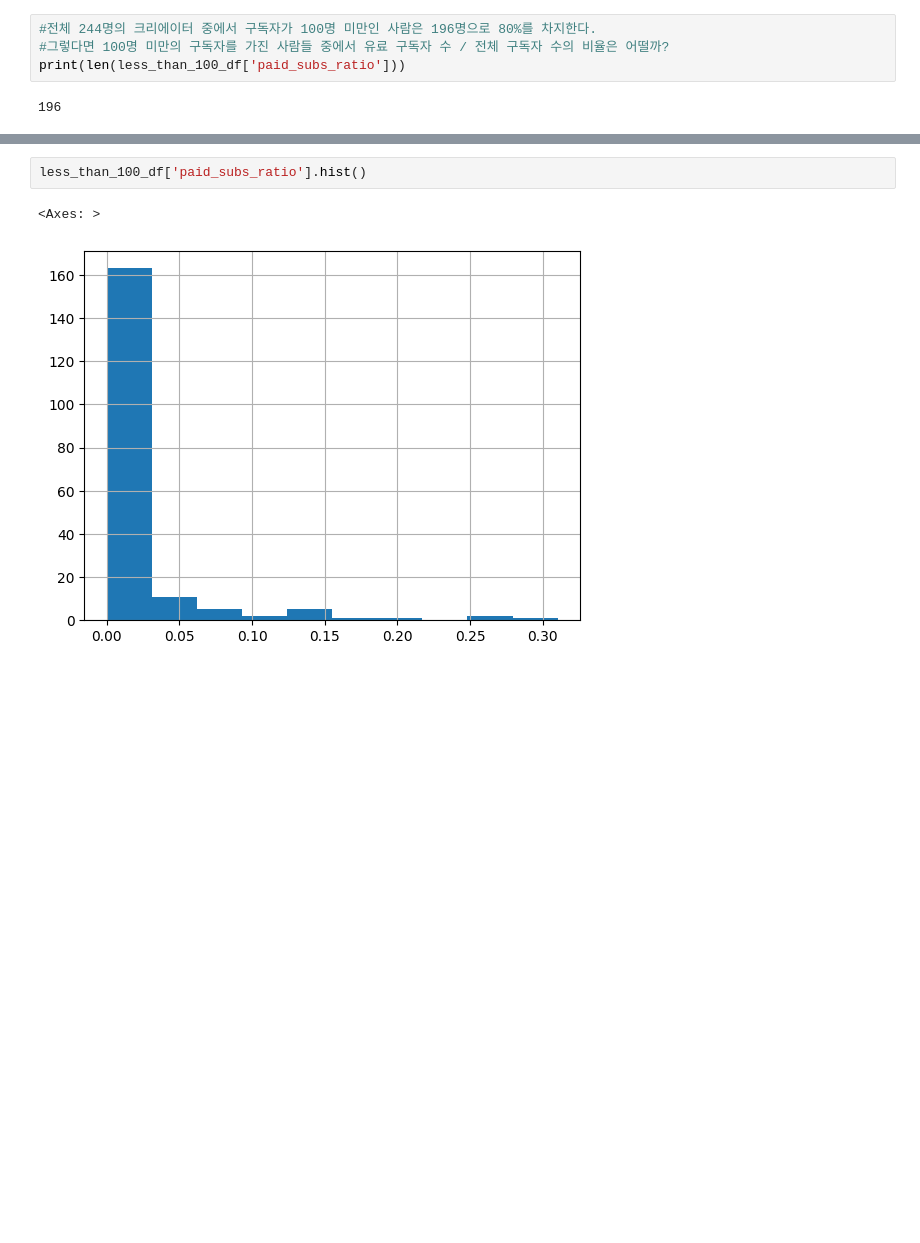
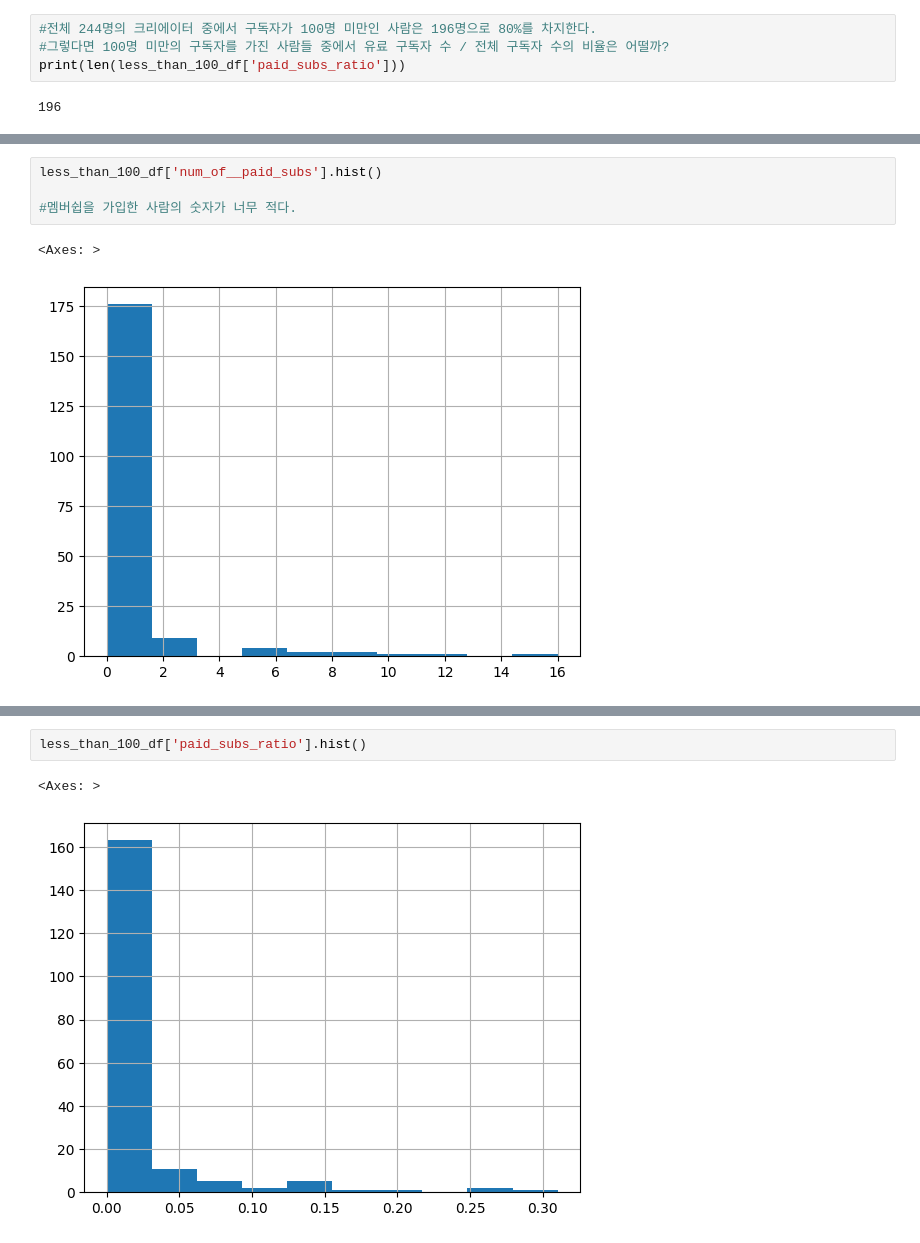
Before and after one commit to songye38/2024_GenAI_crawling, a Jupyter notebook: EDA/version2.ipynb, the cells around one changed output, grey strips where cells are left out. Saved outputs shown, nothing was run; the diff lists cells and outputs as text; blank space fills up the shorter version.

```diff
--- a/EDA/version2.ipynb
+++ b/EDA/version2.ipynb
@@ -90,0 +109,7 @@ less_than_100_df[less_than_100_df['paid_subs_ratio'] < 0.1]
+# %%
+less_than_100_df['num_of__paid_subs'].hist()
+
+#멤버쉽을 가입한 사람의 숫자가 너무 적다.
+# %% [output]
+<Axes: >
+[figure, added]
```
Also changed, not shown: parts of 8 cells of this notebook.
